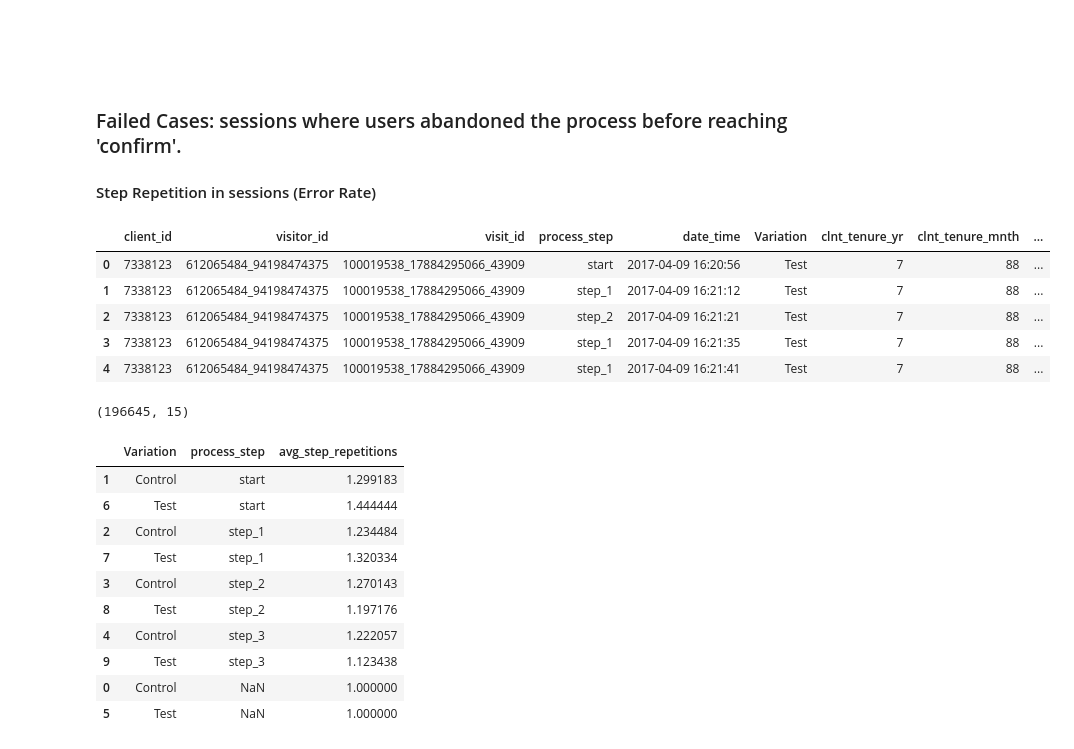
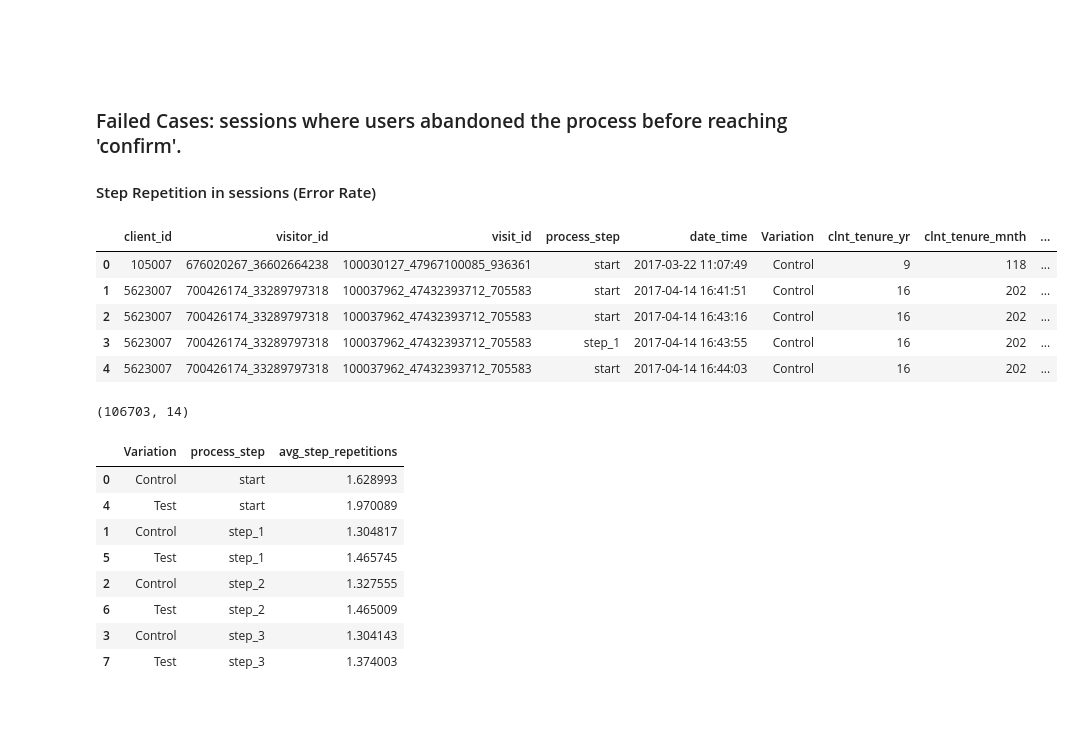
Before and after one commit to PaolaGaray/vanguard-ab-test, a Jupyter notebook: notebooks/time_spend_and_step_repetition.ipynb, the cells around one changed output. Cells and saved outputs as stored; diff of their text form; code cells hidden in the pictures; blank space fills up the shorter version.

```diff
--- a/notebooks/time_spend_and_step_repetition.ipynb
+++ b/notebooks/time_spend_and_step_repetition.ipynb
@@ -515,19 +515,19 @@ comparison_with_difference_incomplete
 #### Step Repetition in sessions (Error Rate)
 # %%
 # Dataset:
-df_incomplete = pd.read_csv('../data/clean/df_completed.csv', sep=',')
+df_incomplete = pd.read_csv('../data/clean/df_incomplete.csv', sep=',')
 df_incomplete.head()
 # %% [output]
 |  | client_id | visitor_id | visit_id | process_step | date_time | Variation | clnt_tenure_yr | clnt_tenure_mnth | ... |
-| 0 | 7338123 | 612065484_94198474375 | 100019538_17884295066_43909 | start | 2017-04-09 16:20:56 | Test | 7 | 88 | ... |
-| 1 | 7338123 | 612065484_94198474375 | 100019538_17884295066_43909 | step_1 | 2017-04-09 16:21:12 | Test | 7 | 88 | ... |
-| 2 | 7338123 | 612065484_94198474375 | 100019538_17884295066_43909 | step_2 | 2017-04-09 16:21:21 | Test | 7 | 88 | ... |
-| 3 | 7338123 | 612065484_94198474375 | 100019538_17884295066_43909 | step_1 | 2017-04-09 16:21:35 | Test | 7 | 88 | ... |
-| 4 | 7338123 | 612065484_94198474375 | 100019538_17884295066_43909 | step_1 | 2017-04-09 16:21:41 | Test | 7 | 88 | ... |
+| 0 | 105007 | 676020267_36602664238 | 100030127_47967100085_936361 | start | 2017-03-22 11:07:49 | Control | 9 | 118 | ... |
+| 1 | 5623007 | 700426174_33289797318 | 100037962_47432393712_705583 | start | 2017-04-14 16:41:51 | Control | 16 | 202 | ... |
+| 2 | 5623007 | 700426174_33289797318 | 100037962_47432393712_705583 | start | 2017-04-14 16:43:16 | Control | 16 | 202 | ... |
+| 3 | 5623007 | 700426174_33289797318 | 100037962_47432393712_705583 | step_1 | 2017-04-14 16:43:55 | Control | 16 | 202 | ... |
+| 4 | 5623007 | 700426174_33289797318 | 100037962_47432393712_705583 | start | 2017-04-14 16:44:03 | Control | 16 | 202 | ... |
 # %%
 df_incomplete.shape
 # %% [output]
-(196645, 15)
+(106703, 14)
 # %%
 # Step 1: Calculate the number of repetitions per step within the same session
 step_repetitions_incomplete = df_incomplete.groupby(['visit_id', 'process_step']).size().reset_index(name='step_count')
@@ -547,13 +547,11 @@ avg_repetitions_incomplete = avg_repetitions_incomplete.sort_values(by='process_
 avg_repetitions_incomplete
 # %% [output]
 |  | Variation | process_step | avg_step_repetitions |
-| 1 | Control | start | 1.299183 |
-| 6 | Test | start | 1.444444 |
-| 2 | Control | step_1 | 1.234484 |
-| 7 | Test | step_1 | 1.320334 |
-| 3 | Control | step_2 | 1.270143 |
-| 8 | Test | step_2 | 1.197176 |
-| 4 | Control | step_3 | 1.222057 |
-| 9 | Test | step_3 | 1.123438 |
-| 0 | Control | NaN | 1.000000 |
-| 5 | Test | NaN | 1.000000 |
+| 0 | Control | start | 1.628993 |
+| 4 | Test | start | 1.970089 |
+| 1 | Control | step_1 | 1.304817 |
+| 5 | Test | step_1 | 1.465745 |
+| 2 | Control | step_2 | 1.327555 |
+| 6 | Test | step_2 | 1.465009 |
+| 3 | Control | step_3 | 1.304143 |
+| 7 | Test | step_3 | 1.374003 |
```
Also changed, not shown: 3 other files.
